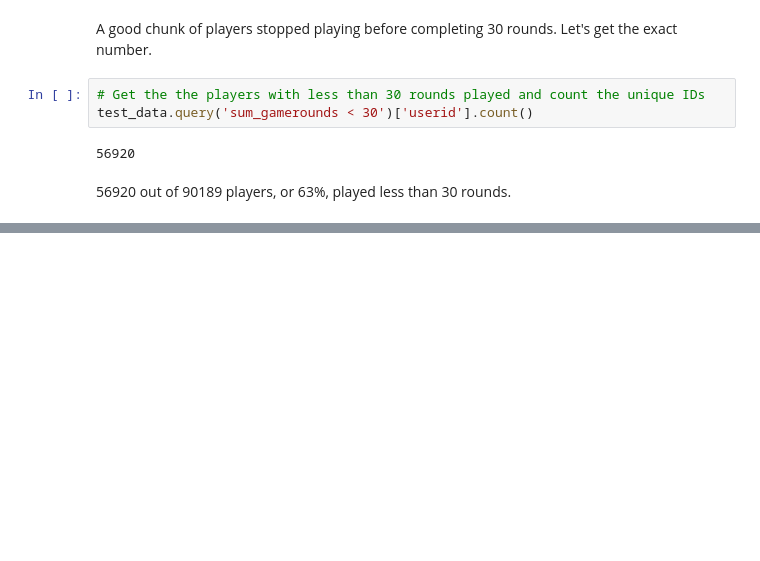
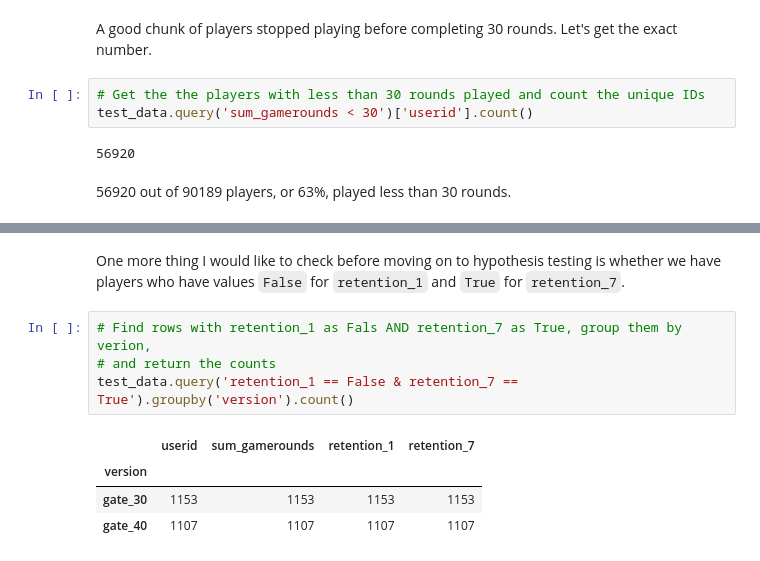
Before and after one commit to Stas-Medvedev/Game-Feature-AB-Test-Analysis, a Jupyter notebook: notebook.ipynb, the cells around one changed output, grey strips where cells are left out. Cells and saved outputs as stored; diff of their text form; blank space fills up the shorter version.

````diff
--- a/notebook.ipynb
+++ b/notebook.ipynb
@@ -105,0 +153,11 @@ It is also possible that a player could play a number of rounds without beating
+# %% [markdown]
+One more thing I would like to check before moving on to hypothesis testing is whether we have players who have values ```False``` for ```retention_1``` and ```True``` for ```retention_7```.
+# %%
+# Find rows with retention_1 as Fals AND retention_7 as True, group them by verion,
+# and return the counts
+test_data.query('retention_1 == False & retention_7 == True').groupby('version').count()
+# %% [output]
+|  | userid | sum_gamerounds | retention_1 | retention_7 |
+| version |  |  |  |  |
+| gate_30 | 1153 | 1153 | 1153 | 1153 |
+| gate_40 | 1107 | 1107 | 1107 | 1107 |
````
Also changed, not shown: parts of 23 cells of this notebook.
